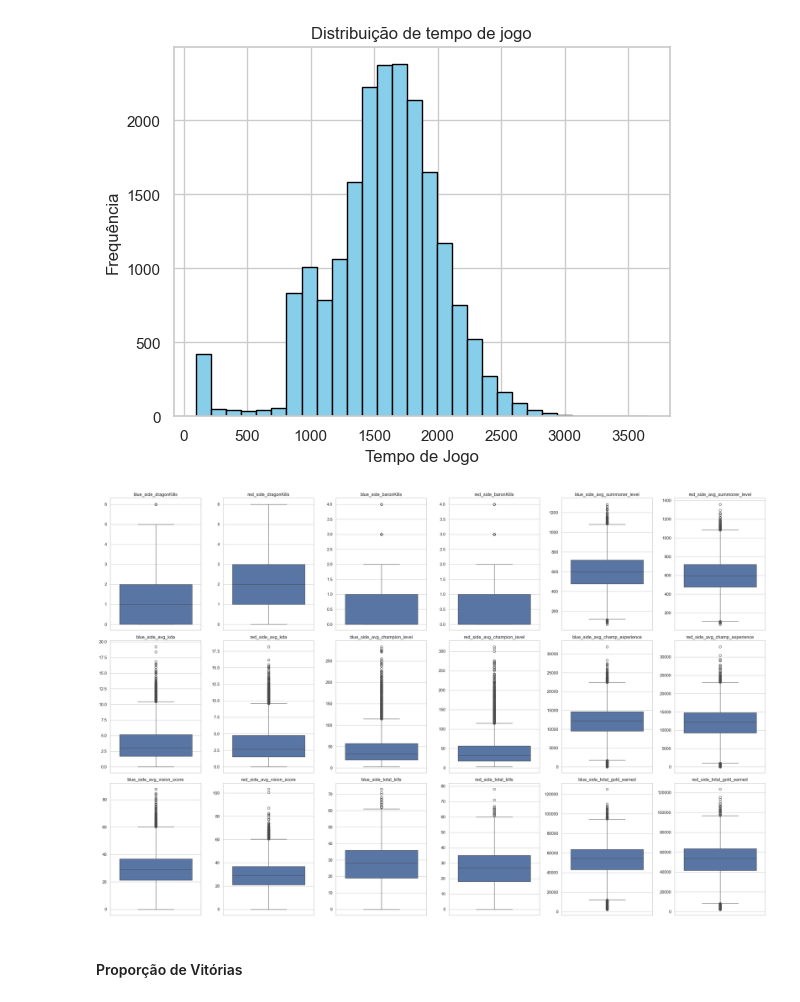
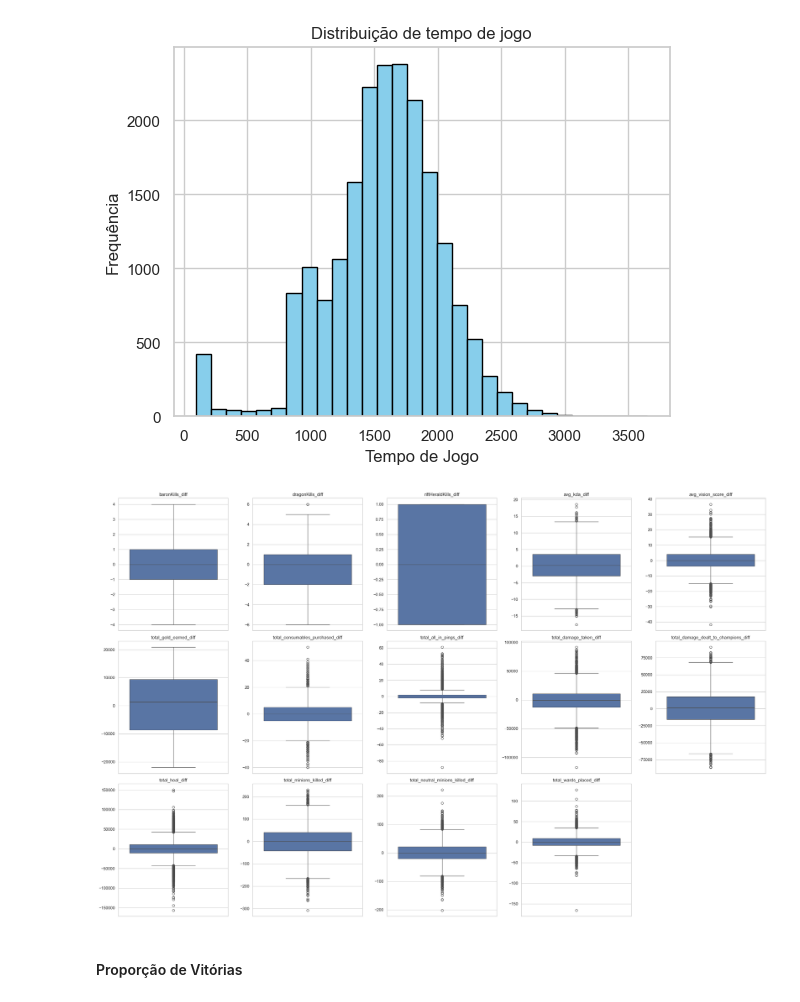
Before and after one commit to Mitysuo/LeagueOfLegendsDataLab, a Jupyter notebook: analysis.ipynb, the cells around one changed output. Saved outputs shown, nothing was run; the diff lists cells and outputs as text; code cells hidden in the pictures.

```diff
--- a/analysis.ipynb
+++ b/analysis.ipynb
@@ -173,22 +180,26 @@ plt.show()
 # %% [output]
 [figure]
 # %%
-data_num = data[['blue_side_dragonKills', 'red_side_dragonKills', 'blue_side_baronKills', 'red_side_baronKills', 'blue_side_avg_summoner_level', 'red_side_avg_summoner_level', 'blue_side_avg_kda', 'red_side_avg_kda', 'blue_side_avg_champion_level', 'red_side_avg_champion_level', 'blue_side_avg_champ_experience', 'red_side_avg_champ_experience', 'blue_side_avg_vision_score', 'red_side_avg_vision_score', 'blue_side_total_kills', 'red_side_total_kills', 'blue_side_total_gold_earned', 'red_side_total_gold_earned']]
+data_num = data[['baronKills_diff', 'dragonKills_diff', 'riftHeraldKills_diff', 'avg_kda_diff',
+                 'avg_vision_score_diff', 'total_gold_earned_diff', 'total_consumables_purchased_diff',
+                'total_all_in_pings_diff', 'total_damage_taken_diff', 'total_damage_dealt_to_champions_diff',
+                'total_heal_diff', 'total_minions_killed_diff', 'total_neutral_minions_killed_diff',
+                'total_wards_placed_diff']]
 
-num_cols = 6
+num_cols = 5
 num_rows = (len(data_num.columns) // num_cols) + (1 if len(data_num.columns) % num_cols > 0 else 0)
 
 plt.figure(figsize=(25, 16))
 for i, col in enumerate(data_num.columns):
     ax = plt.subplot(num_rows, num_cols, i + 1)
     sns.boxplot(y=data_num[col])
     ax.set_title(col)
     ax.set_ylabel('')
 
 plt.tight_layout()
 plt.show()
 # %% [output]
-[figure, old version]
+[figure, new version]
 # %% [markdown]
 #### Proporção de Vitórias
 # %%
```
Also changed, not shown: parts of 24 cells of this notebook, 2 other files.
